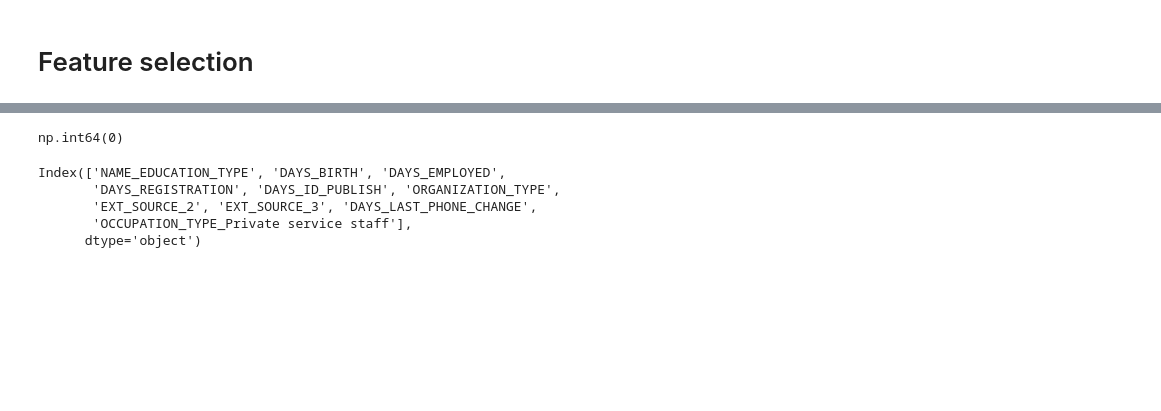
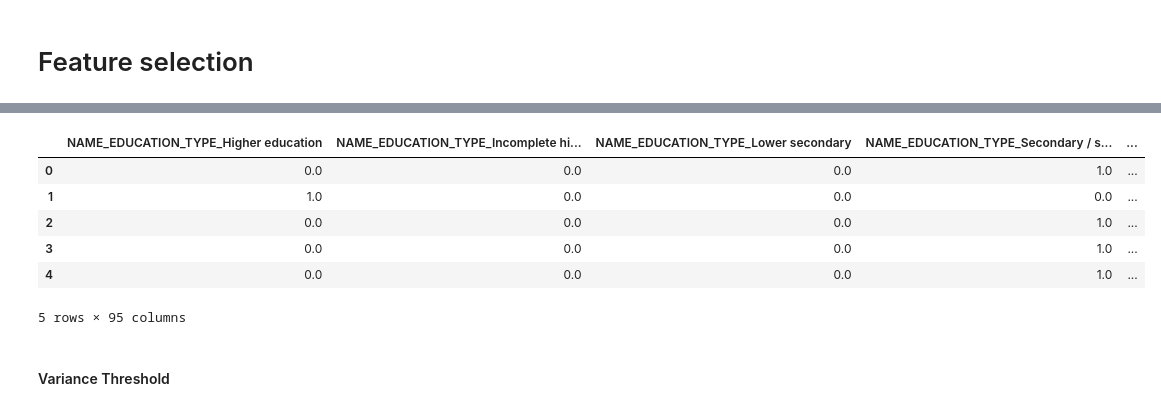
Before and after one commit to aitordiezUD/Default-Risk, a Jupyter notebook: notebooks/02_feature_selection.ipynb, the cells around one changed output, grey strips where cells are left out. Cells and saved outputs as stored; diff of their text form; code cells hidden in the pictures; blank space fills up the shorter version.

```diff
--- a/notebooks/02_feature_selection.ipynb
+++ b/notebooks/02_feature_selection.ipynb
@@ -69,2 +111,21 @@ print(x_test_pca_df.head())
+# %%
+categorical_cols = df.select_dtypes(include=['object', 'category']).columns
+numerical_cols = df.select_dtypes(exclude=['object', 'category']).columns
+
+# One-hot encoding
+encoder = OneHotEncoder(sparse_output=False,drop='first')
+encoded_categorical = encoder.fit_transform(df[categorical_cols])
+encoded_categorical_df = pd.DataFrame(encoded_categorical, columns=encoder.get_feature_names_out(categorical_cols))
+
+df = pd.concat([encoded_categorical_df, df[numerical_cols]], axis=1)
+df.head()
+# %% [output]
+|  | NAME_EDUCATION_TYPE_Higher education | NAME_EDUCATION_TYPE_Incomplete hi... | NAME_EDUCATION_TYPE_Lower secondary | NAME_EDUCATION_TYPE_Secondary / s... | ... |
+| 0 | 0.0 | 0.0 | 0.0 | 1.0 | ... |
+| 1 | 1.0 | 0.0 | 0.0 | 0.0 | ... |
+| 2 | 0.0 | 0.0 | 0.0 | 1.0 | ... |
+| 3 | 0.0 | 0.0 | 0.0 | 1.0 | ... |
+| 4 | 0.0 | 0.0 | 0.0 | 1.0 | ... |
+5 rows × 95 columns
 # %%
 # Split the data
@@ -76,21 +134,2 @@ X_train, X_test, y_train, y_test = train_test_split(X, y, test_size=0.2, random_
-# %%
-df['target'].isnull().sum()
-# %% [output]
-np.int64(0)
-# %%
-# Feature selection
-xgb = XGBClassifier(tree_method='hist', device = "cuda",random_state = 42)  # Configurado para usar GPU
-
-RFE_selector = RFE(xgb, n_features_to_select=10, step=1)
-RFE_selector.fit(X_train, y_train)
-
-selected_features_mask = RFE_selector.get_support()
-
-selected_features = X_train.columns[selected_features_mask]
-selected_features
-# %% [output]
-Index(['NAME_EDUCATION_TYPE', 'DAYS_BIRTH', 'DAYS_EMPLOYED',
-       'DAYS_REGISTRATION', 'DAYS_ID_PUBLISH', 'ORGANIZATION_TYPE',
-       'EXT_SOURCE_2', 'EXT_SOURCE_3', 'DAYS_LAST_PHONE_CHANGE',
-       'OCCUPATION_TYPE_Private service staff'],
-      dtype='object')
+# %% [markdown]
+#### Variance Threshold
```
Also changed, not shown: parts of 25 cells of this notebook, 1 other file.
